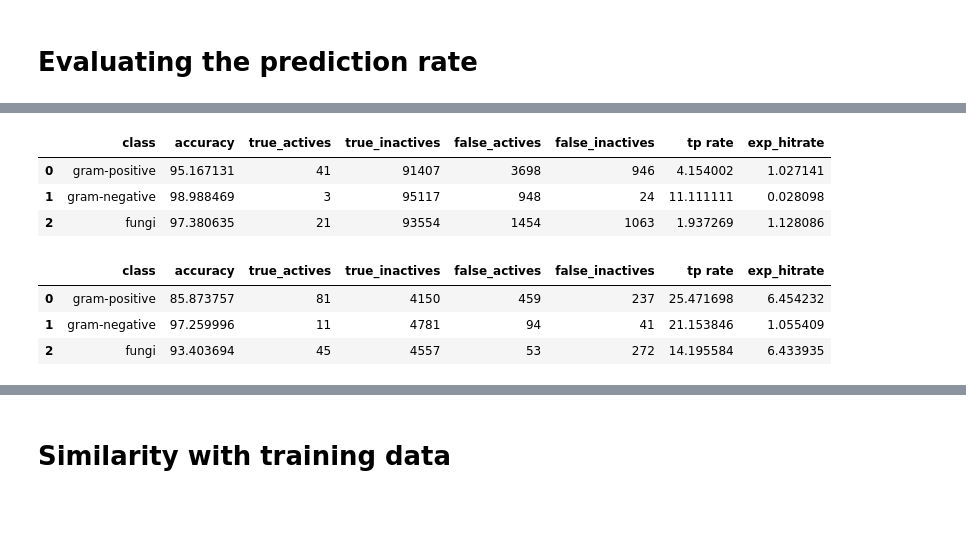
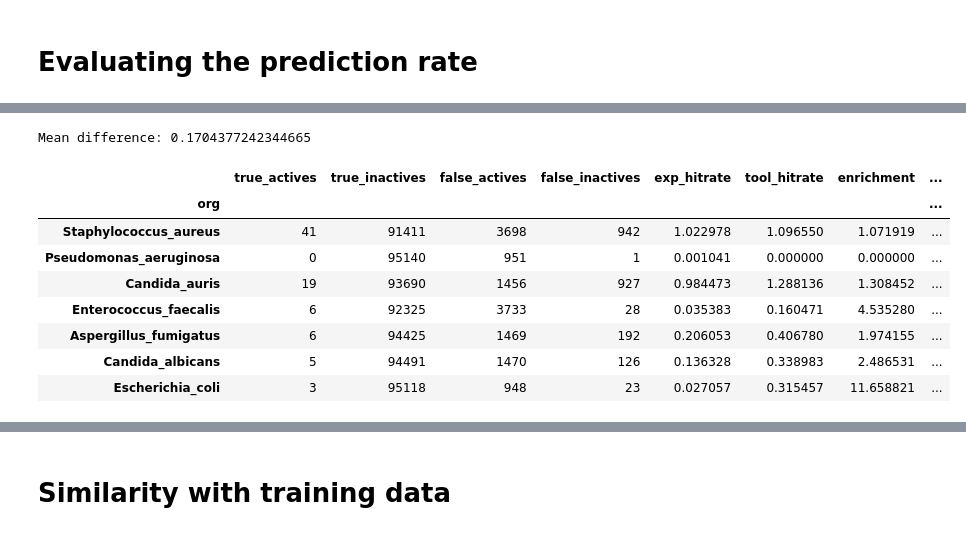
Before and after one commit to IMI-COMBINE/broad_spectrum_prediction, a Jupyter notebook: src/9_2_prediction_deep_dive.ipynb, the cells around one changed output, grey strips where cells are left out. Drawn from its saved outputs; the diff is of its cells as text; code cells hidden in the pictures; blank space fills up the shorter version.

```diff
--- a/src/9_2_prediction_deep_dive.ipynb
+++ b/src/9_2_prediction_deep_dive.ipynb
@@ -494,14 +327,14 @@ def get_prediction_pathogen_class_wise(df):
-# %%
-get_prediction_pathogen_class_wise(ecbl_df)
-# %% [output]
-|  | class | accuracy | true_actives | true_inactives | false_actives | false_inactives | tp rate | exp_hitrate |
-| 0 | gram-positive | 95.167131 | 41 | 91407 | 3698 | 946 | 4.154002 | 1.027141 |
-| 1 | gram-negative | 98.988469 | 3 | 95117 | 948 | 24 | 11.111111 | 0.028098 |
-| 2 | fungi | 97.380635 | 21 | 93554 | 1454 | 1063 | 1.937269 | 1.128086 |
-# %%
-get_prediction_pathogen_class_wise(bioactive_df)
-# %% [output]
-|  | class | accuracy | true_actives | true_inactives | false_actives | false_inactives | tp rate | exp_hitrate |
-| 0 | gram-positive | 85.873757 | 81 | 4150 | 459 | 237 | 25.471698 | 6.454232 |
-| 1 | gram-negative | 97.259996 | 11 | 4781 | 94 | 41 | 21.153846 | 1.055409 |
-| 2 | fungi | 93.403694 | 45 | 4557 | 53 | 272 | 14.195584 | 6.433935 |
+# %%
+ecbl_df_strain = get_prediction_accuracy_by_strain(ecbl_df)
+ecbl_df_strain
+# %% [output]
+Mean difference: 0.1704377242344665
+|  | true_actives | true_inactives | false_actives | false_inactives | exp_hitrate | tool_hitrate | enrichment | ... |
+| org |  |  |  |  |  |  |  | ... |
+| Staphylococcus_aureus | 41 | 91411 | 3698 | 942 | 1.022978 | 1.096550 | 1.071919 | ... |
+| Pseudomonas_aeruginosa | 0 | 95140 | 951 | 1 | 0.001041 | 0.000000 | 0.000000 | ... |
+| Candida_auris | 19 | 93690 | 1456 | 927 | 0.984473 | 1.288136 | 1.308452 | ... |
+| Enterococcus_faecalis | 6 | 92325 | 3733 | 28 | 0.035383 | 0.160471 | 4.535280 | ... |
+| Aspergillus_fumigatus | 6 | 94425 | 1469 | 192 | 0.206053 | 0.406780 | 1.974155 | ... |
+| Candida_albicans | 5 | 94491 | 1470 | 126 | 0.136328 | 0.338983 | 2.486531 | ... |
+| Escherichia_coli | 3 | 95118 | 948 | 23 | 0.027057 | 0.315457 | 11.658821 | ... |
```
Also changed, not shown: parts of 21 cells of this notebook, 2 other files.
